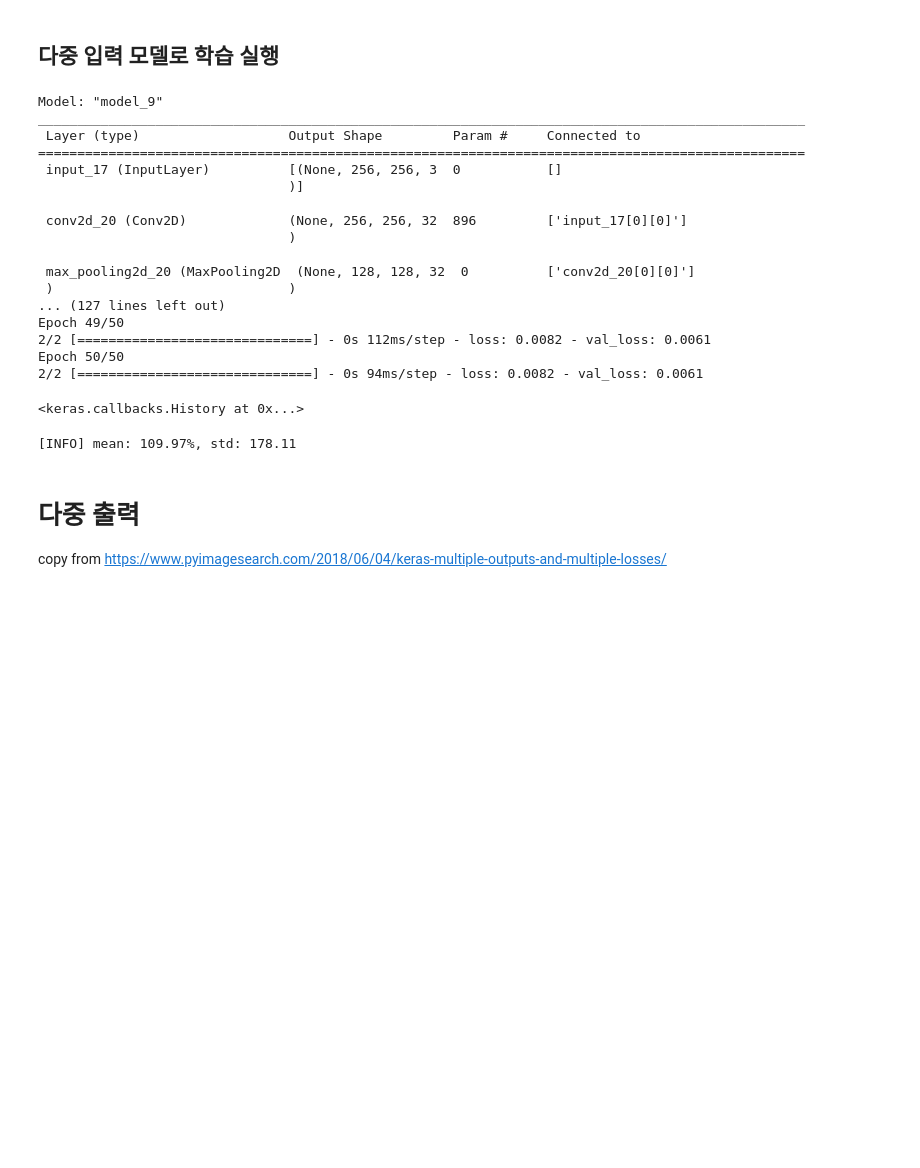
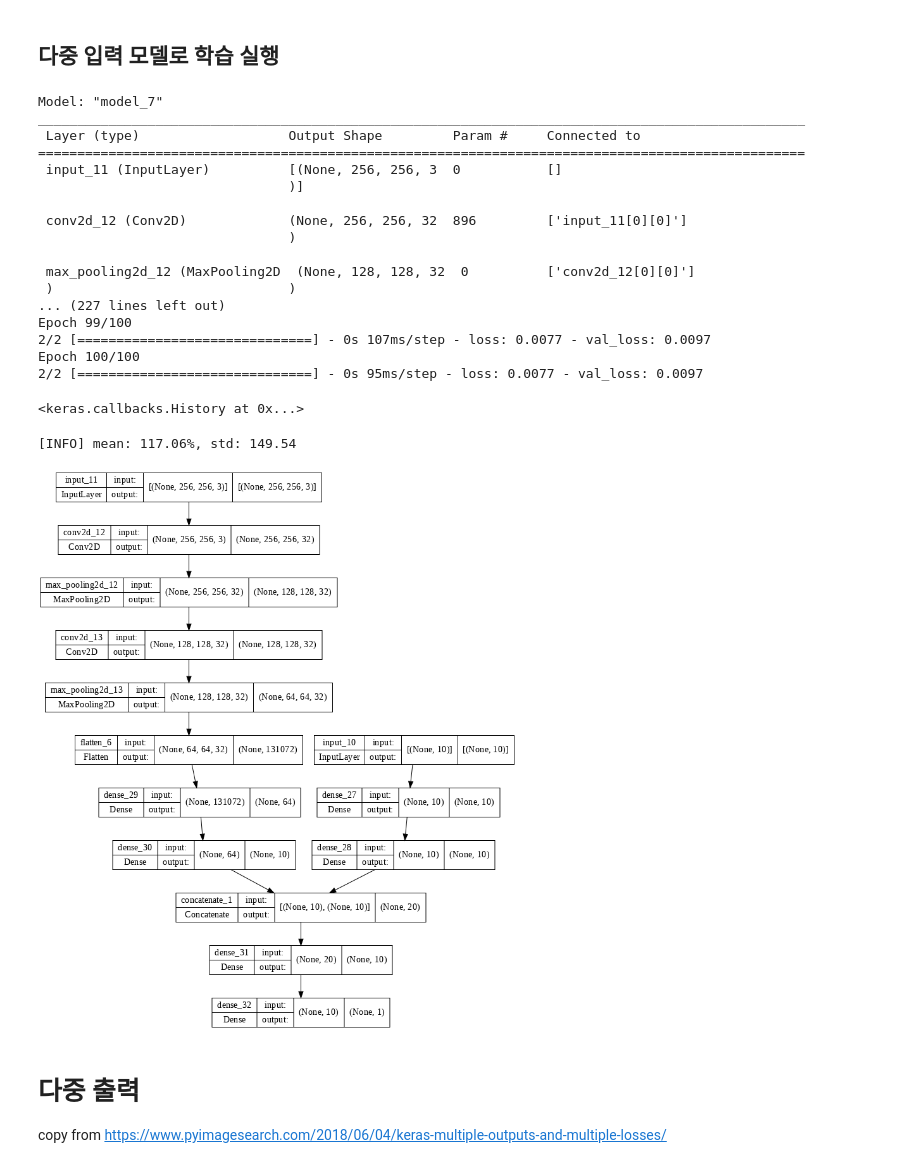
Before and after one commit to dhrim/2022_WISET, a Jupyter notebook: material/deep_learning/functional_api.ipynb, the cells around one changed output. Drawn from its saved outputs; the diff is of its cells as text; code cells hidden in the pictures; blank space fills up the shorter version.

```diff
--- a/material/deep_learning/functional_api.ipynb
+++ b/material/deep_learning/functional_api.ipynb
@@ -407,7 +399,7 @@ WARNING:tensorflow:5 out of the last 323 calls to <function Model.make_predict_f
 # %% [markdown]
 ### 영상 모델
 # %%
-input = Input(trainImagesX[0].shape)
+input = Input(train_image_x[0].shape)
 x = Conv2D(32, (3,3), padding='same')(input)
 x = MaxPooling2D((2,2))(x)
 x = Conv2D(32, (3,3), padding='same')(x)
@@ -422,7 +414,7 @@ image_model = Model(input, output)
 image_model.compile(optimizer="Adam", loss="mse")
 image_model.summary()
 
-image_model.fit(trainImagesX, trainY, epochs=50, verbose=1, batch_size=128, validation_split=0.1)
+image_model.fit(train_image_x, train_y, epochs=100, verbose=1, batch_size=128, validation_split=0.1)
 # %% [output]
 Model: "model_6"
 _________________________________________________________________
@@ -459,11 +450,13 @@ WARNING:tensorflow:5 out of the last 13 calls to <function Model.make_predict_fu
 # %% [markdown]
 ## 다중 입력 모델로 학습 실행
 # %%
-attr_input = Input(trainAttrX[0].shape)
+# 속성 브랜치
+attr_input = Input(train_attr_x[0].shape)
 x = Dense(10, activation='relu')(attr_input)
 attr_out = Dense(10, activation='relu')(x)
 
-image_input = Input(trainImagesX[0].shape)
+# 영상 브랜치
+image_input = Input(train_image_x[0].shape)
 x = Conv2D(32, (3,3), padding='same')(image_input)
 x = MaxPooling2D((2,2))(x)
 x = Conv2D(32, (3,3), padding='same')(x)
@@ -472,42 +465,44 @@ x = Flatten()(x)
 x = Dense(64, activation='relu')(x)
 image_output = Dense(10, activation='relu')(x)
 
+# 2개의 브랜치를 합치고
 combined_input = concatenate([attr_out, image_output])
 
+# 1개의 출력
 x = Dense(10, activation="relu")(combined_input)
 output = Dense(1)(x)
 
-
+# 모델 정의
 combined_model = Model([attr_input, image_input], output)
 # %%
 combined_model.compile(optimizer="Adam", loss="mse")
 combined_model.summary()
 
-combined_model.fit([trainAttrX, trainImagesX], trainY, epochs=50, verbose=1, batch_size=128, validation_split=0.1)
+combined_model.fit([train_attr_x, train_image_x], train_y, epochs=100, verbose=1, batch_size=128, validation_split=0.1)
 # %% [output]
-Model: "model_9"
+Model: "model_7"
 __________________________________________________________________________________________________
  Layer (type)                   Output Shape         Param #     Connected to
 ==================================================================================================
- input_17 (InputLayer)          [(None, 256, 256, 3  0           []
+ input_11 (InputLayer)          [(None, 256, 256, 3  0           []
                                 )]
 
- conv2d_20 (Conv2D)             (None, 256, 256, 32  896         ['input_17[0][0]']
+ conv2d_12 (Conv2D)             (None, 256, 256, 32  896         ['input_11[0][0]']
                                 )
 
- max_pooling2d_20 (MaxPooling2D  (None, 128, 128, 32  0          ['conv2d_20[0][0]']
+ max_pooling2d_12 (MaxPooling2D  (None, 128, 128, 32  0          ['conv2d_12[0][0]']
  )                              )
-... (127 lines left out)
-Epoch 49/50
-2/2 [==============================] - 0s 112ms/step - loss: 0.0082 - val_loss: 0.0061
-Epoch 50/50
-2/2 [==============================] - 0s 94ms/step - loss: 0.0082 - val_loss: 0.0061
+... (227 lines left out)
+Epoch 99/100
+2/2 [==============================] - 0s 107ms/step - loss: 0.0077 - val_loss: 0.0097
+Epoch 100/100
+2/2 [==============================] - 0s 95ms/step - loss: 0.0077 - val_loss: 0.0097
 <keras.callbacks.History at 0x...>
 # %%
-preds = combined_model.predict([testAttrX, testImagesX])
+preds = combined_model.predict([test_attr_x, test_image_x])
 
-diff = preds.flatten() - testY
-percentDiff = (diff / testY) * 100
+diff = preds.flatten() - test_y
+percentDiff = (diff / test_y) * 100
 absPercentDiff = np.abs(percentDiff)
 
 mean = np.mean(absPercentDiff)
@@ -515,7 +510,12 @@ std = np.std(absPercentDiff)
 
 print("[INFO] mean: {:.2f}%, std: {:.2f}".format(mean, std))
 # %% [output]
-[INFO] mean: 109.97%, std: 178.11
+[INFO] mean: 117.06%, std: 149.54
+# %%
+import tensorflow as tf
+tf.keras.utils.plot_model(model=combined_model, rankdir="TD", dpi=72, show_shapes=True)
+# %% [output]
+[figure, added]
 # %% [markdown]
 # 다중 출력
 
```
Also changed, not shown: parts of 23 cells of this notebook.
